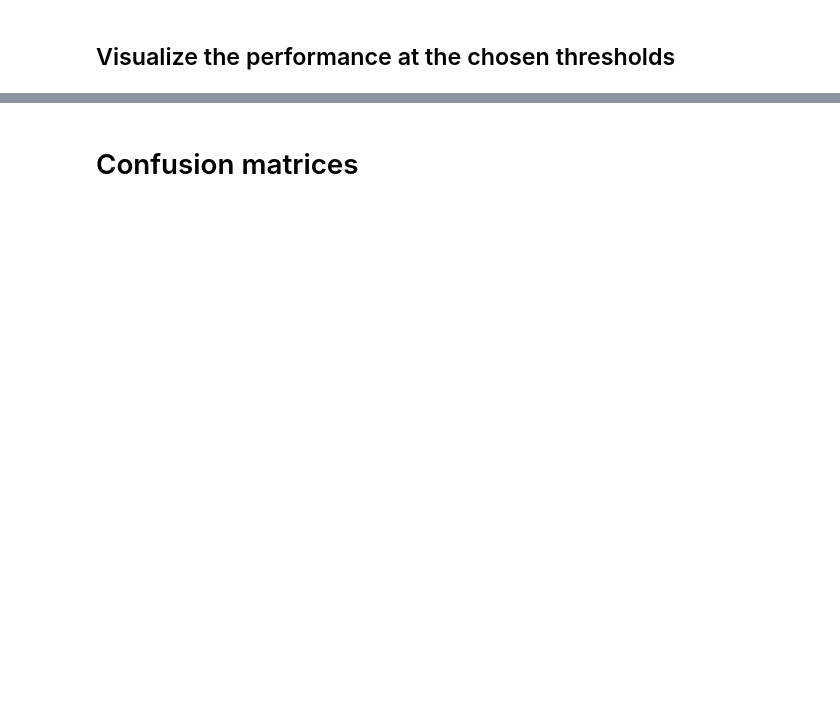
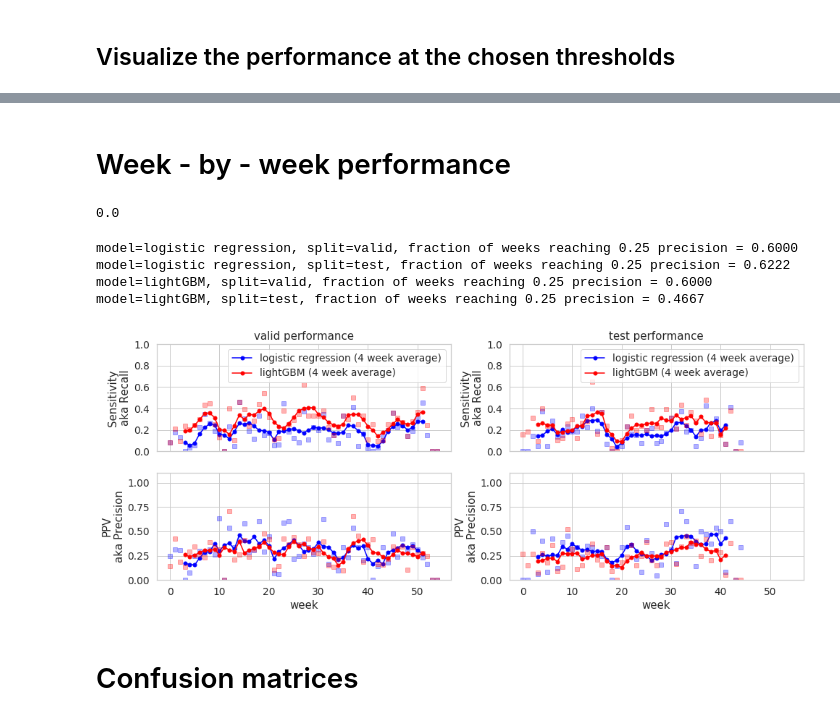
Before and after one commit to tufts-ml/time_series_prediction, a Jupyter notebook: scripts/madrid/notebooks/ThresholdSelection.ipynb, the cells around one changed output, grey strips where cells are left out. Cells and saved outputs as stored; diff of their text form; code cells hidden in the pictures; blank space fills up the shorter version.

```diff
--- a/scripts/madrid/notebooks/ThresholdSelection.ipynb
+++ b/scripts/madrid/notebooks/ThresholdSelection.ipynb
@@ -435,3 +596,82 @@ for target_percentile in [80.0, 60.]:
+# %% [markdown]
+# Week - by - week performance
+# %%
+np.percentile(recall1_W, 0.7)
+# %% [output]
+0.0
+# %%
+# thresh_map = {'MLP 1 layer (BCE + thr search)' : 0.66,
+#               'MLP 1 layer (Hinge Bound)' : 0.73,
+#               'MLP 1 layer (Sigmoid Bound)' : 0.25}
+
+
+ylim_by_metric = dict(
+    PPV=(0.0, 1.1),
+    NPV=(0.9, 1.0),
+    Specificity=(0.0, 1.0),
+    Sensitivity=(0.0, 1.0),
+    )
+
+target_percentile = '60.0'
+f, axgrid = plt.subplots(nrows=2, ncols=2, figsize=(16, 6), sharex=True, sharey=False)
+for model in models_dict.keys():
+
+    for ss, split in enumerate(['valid', 'test']):
+        cur_perf_df = all_perf_df.query(
+            "model == '%s' and split == '%s' and target_percentile == '%s'" % (model, split, target_percentile))
+        thresh = cur_perf_df['thresh'].values[0]
+#         thresh = thresh_map[model]
+
+        cur_huf_df = huf_df.query(
+            "model == '%s' and split == '%s'" % (model, split))
+        thresh_G = cur_huf_df['threshold_grid'].values[0]
+#         thresh_G = (thresh_G - min(thresh_G))/(max(thresh_G)-min(thresh_G))
+
+        orig_id = np.searchsorted(thresh_G, thresh)
+
+        perf_W_by_key = dict()
+        for key in ['TN', 'FP', 'FN', 'TP']:
+            perf_W_by_key[key] = cur_huf_df[key + "_arr"].values[0][:,orig_id]
+
+        ppv_W = perf_W_by_key['TP'] / (1e-10 + perf_W_by_key['TP'] + perf_W_by_key['FP'])
+        npv_W = perf_W_by_key['TN'] / (1e-10 + perf_W_by_key['TN'] + perf_W_by_key['FN'])
+
+        target_prec = .25
+        frac_w_reaching_constraint = np.sum(ppv_W>target_prec)/len(ppv_W)
+
+        recall1_W = perf_W_by_key['TP'] / (1e-10 + perf_W_by_key['TP'] + perf_W_by_key['FN'])
+        recall0_W = perf_W_by_key['TN'] / (1e-10 + perf_W_by_key['TN'] + perf_W_by_key['FP'])
+
+        ts_W = np.arange(ppv_W.size)
+        for aa, (label, arr_W) in enumerate([
+                ('Sensitivity\naka Recall', recall1_W),
+            ('PPV\naka Precision', ppv_W),
+#             ('Specificity', recall0_W),
+#             ('NPV', npv_W)
+        ]):
+            ax = axgrid[aa, ss]
+            ax.plot(ts_W, arr_W, 's',
+                    color=color_map[model], #'#666666',
+                    alpha=0.3)
+            ax.plot(
+                ts_W[3:-3], np.convolve(arr_W, 0.25 * np.ones(4), mode='same')[3:-3],
+                '.-', color=color_map[model], markersize=10, label='%s (4 week average)'%model)
+            ax.set_ylabel(label)
+            ax.set_ylim(ylim_by_metric[label.split('\n')[0]])
+
+        axgrid[-1,ss].set_xlabel('week')
+        print('model=%s, split=%s, fraction of weeks reaching %.2f precision = %.4f'%(model, split, target_prec,
+                                                                                     frac_w_reaching_constraint))
+        axgrid[0,ss].set_title("%s performance" % (split))
+        axgrid[0,ss].legend()
+
+# f.savefig('temporal_precision_recall_HIL.pdf', bbox_inches='tight', pad_inches=0)
+# %% [output]
+model=logistic regression, split=valid, fraction of weeks reaching 0.25 precision = 0.6000
+model=logistic regression, split=test, fraction of weeks reaching 0.25 precision = 0.6222
+model=lightGBM, split=valid, fraction of weeks reaching 0.25 precision = 0.6000
+model=lightGBM, split=test, fraction of weeks reaching 0.25 precision = 0.4667
+[figure, added]
 # %% [markdown]
 # Confusion matrices
 # %%
```
Also changed, not shown: parts of 20 cells of this notebook, 48 other files.
